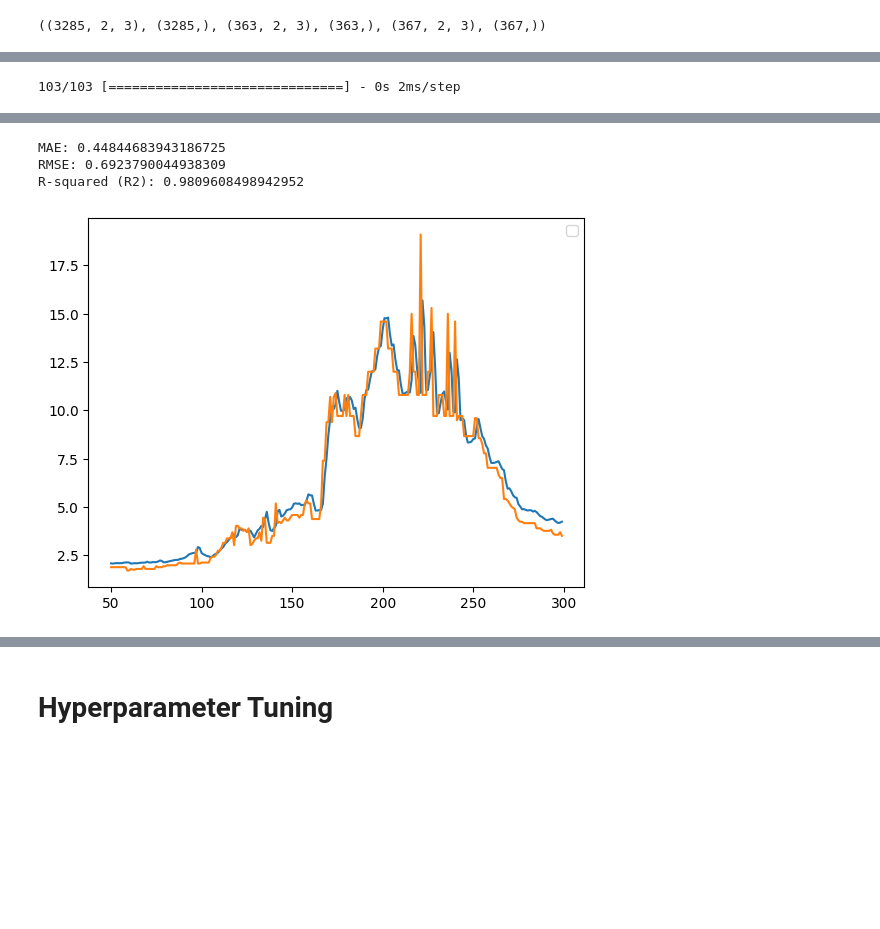
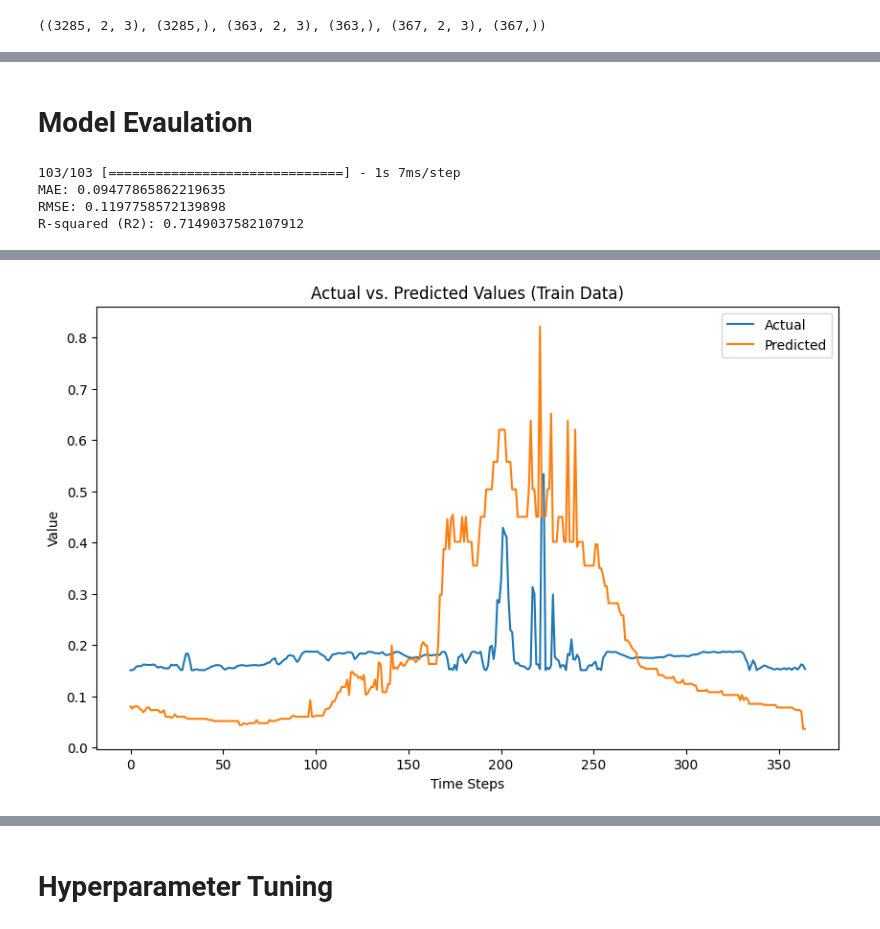
Before and after one commit to UkeshThapa/Snowmelt-Driven-Streamflow-Prediction, a Jupyter notebook: snow_melting_research_work.ipynb, the cells around one changed output, grey strips where cells are left out. Saved outputs shown, nothing was run; the diff lists cells and outputs as text; code cells hidden in the pictures; blank space fills up the shorter version.

```diff
--- a/snow_melting_research_work.ipynb
+++ b/snow_melting_research_work.ipynb
@@ -146,0 +130,11 @@ df_input
+# %%
+df_input = df_snow_melting[['Q','SCA', 'T']]
+
+
+scaler = MinMaxScaler()
+
+# Select the features you want to scale
+features_to_scale = ['Q', 'SCA', 'T']
+
+# Fit the scaler to the data and transform the selected features
+df_input[features_to_scale] = scaler.fit_transform(df_input[features_to_scale])
@@ -184,6 +196,6 @@ num_features =  X_train.shape[2]
 # %%
 model = Sequential()
-model.add(LSTM(20, activation='relu', return_sequences=False, input_shape=(WINDOW_SIZE, num_features)))
+model.add(LSTM(64, activation='relu', return_sequences=False, input_shape=(WINDOW_SIZE, num_features)))
 # model.add(LSTM(64, activation='relu', return_sequences=True))
 # model.add(LSTM(32, activation='relu', return_sequences=False))
 model.add(Dropout(0.1))
@@ -191,10 +203,10 @@ model.add(Dense(1, activation='linear'))
 optimizer = Adamax(learning_rate=0.002,beta_1=0.9, beta_2=0.999)
 model.compile(optimizer=optimizer, loss=MeanSquaredError(), metrics=['mae',RootMeanSquaredError()])
 # %%
-cp = ModelCheckpoint('model1/',save_best_only=True)
+cp = ModelCheckpoint('model_64_layer_1/',save_best_only=True)
 early_stopping = EarlyStopping(monitor="val_loss",
                                patience = 10,
                                mode = 'min')
 
-model.fit(X_train,y_train,batch_size=32,validation_data=(X_val,y_val),epochs=50,callbacks=[cp])
+model.fit(X_train,y_train,batch_size=32,validation_data=(X_val,y_val),epochs=100,callbacks=[cp])
 # %% [output]
@@ -219,11 +231,13 @@ Epoch 50/50
 # %%
 from tensorflow.keras.models import load_model
 
-model = load_model('model1/')
+model = load_model('model_tensformer/')
+# %% [markdown]
+# Model Evaulation
 # %%
 
 train_predictions = model.predict(X_train).flatten()
-# train_predictions
+# train_predictions.shape
 train_result = pd.DataFrame(data={"Train Predictions":train_predictions,"Actuals":y_train})
 # Calculate MAE
 mae = mean_absolute_error(y_train, train_predictions)
@@ -239,9 +253,18 @@ print("MAE:", mae)
 print("RMSE:", rmse)
 print("R-squared (R2):", r2)
 
-plt.plot(train_result['Train Predictions'][50:300])
-plt.plot(train_result['Actuals'][50:300])
+
+
+plt.figure(figsize=(10, 6))
+plt.plot(train_result['Train Predictions'][0:365], label='Actual')
+plt.plot(train_result['Actuals'][0:365], label='Predicted')
+plt.xlabel('Time Steps')
+plt.ylabel('Value')
+plt.title('Actual vs. Predicted Values (Train Data)')
 plt.legend()
 plt.show()
 # %% [output]
-103/103 [==============================] - 0s 2ms/step
+103/103 [==============================] - 1s 7ms/step
+MAE: 0.09477865862219635
+RMSE: 0.1197758572139898
+R-squared (R2): 0.7149037582107912
@@ -249,7 +271,4 @@ WARNING:matplotlib.legend:No artists with labels found to put in legend.  Note t
-MAE: 0.44844683943186725
-RMSE: 0.6923790044938309
-R-squared (R2): 0.9809608498942952
-[figure, old version]
+[figure, new version]
 # %%
 val_predictions = model.predict(X_val).flatten()
 
```
Also changed, not shown: parts of 44 cells of this notebook.
